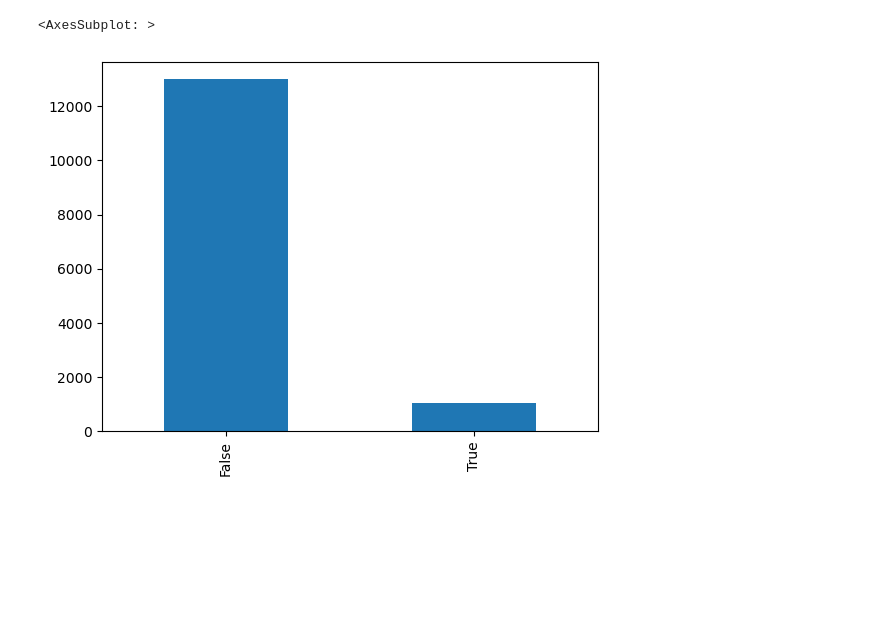
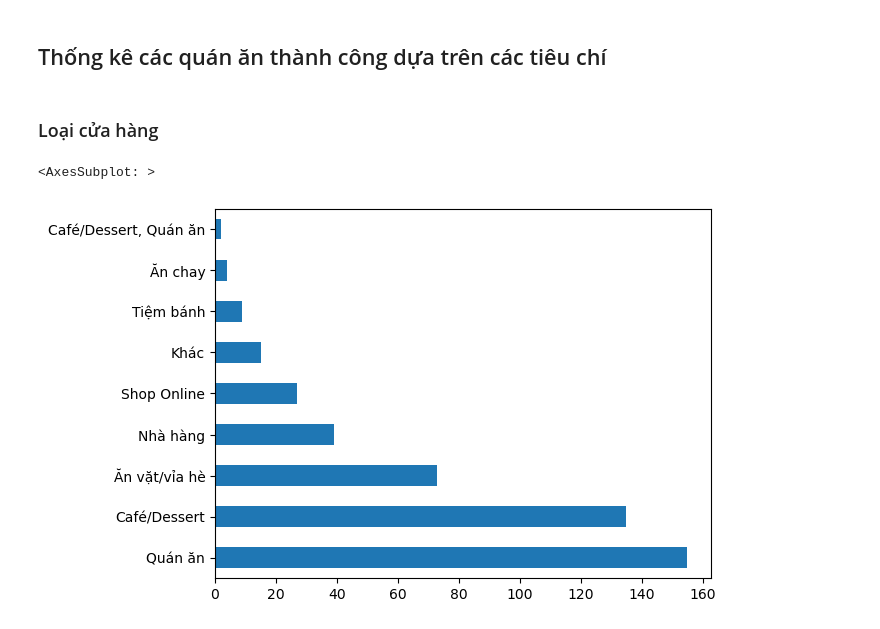
Before and after one commit to LonggConn/369_UDPTDLTM, a Jupyter notebook: label_data.ipynb, the cells around one changed output. Saved outputs shown, nothing was run; the diff lists cells and outputs as text; code cells hidden in the pictures; blank space fills up the shorter version.

```diff
--- a/label_data.ipynb
+++ b/label_data.ipynb
@@ -3,7 +4,7 @@ import pandas as pd
 # %%
-df = pd.read_csv('raw_data.csv', sep='\t')
+df = pd.read_csv('dataset.csv', sep='\t')
 # %%
-df['Thành công'] = False
+df = df[df['Thành công'] == True]
 # %%
 df.info()
 # %% [output]
@@ -52,5 +27,0 @@ df.loc[
-# %%
-df['Thành công'].value_counts().plot.bar()
-# %% [output]
-<AxesSubplot: >
-[figure, removed]
@@ -58,0 +28,9 @@ df.to_csv('data-labeled.csv', sep='\t', index=False)
+# %% [markdown]
+## Thống kê các quán ăn thành công dựa trên các tiêu chí
+# %% [markdown]
+### Loại cửa hàng
+# %%
+df['Loại cửa hàng'].value_counts().plot.barh()
+# %% [output]
+<AxesSubplot: >
+[figure, added]
```
Also changed, not shown: parts of 13 cells of this notebook, 2 other files.
